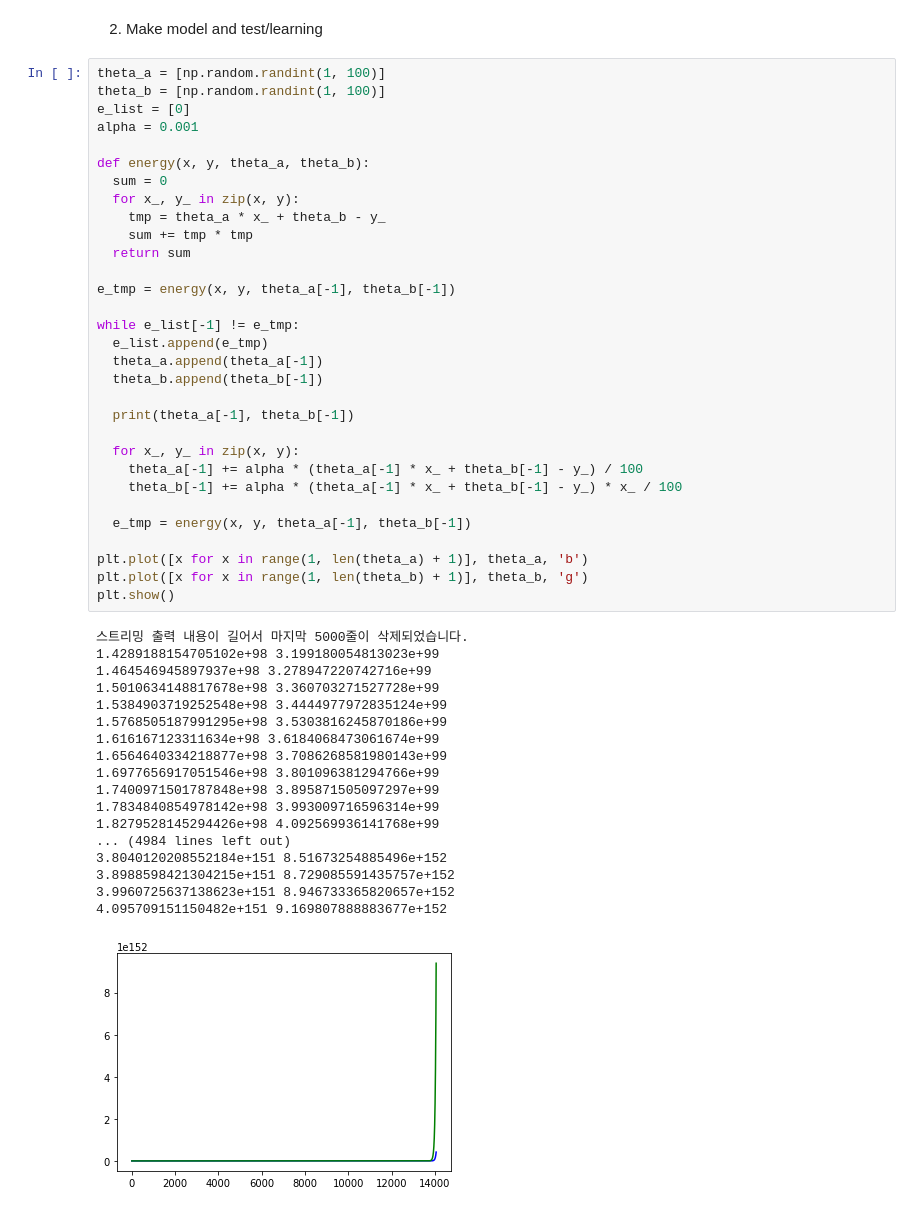
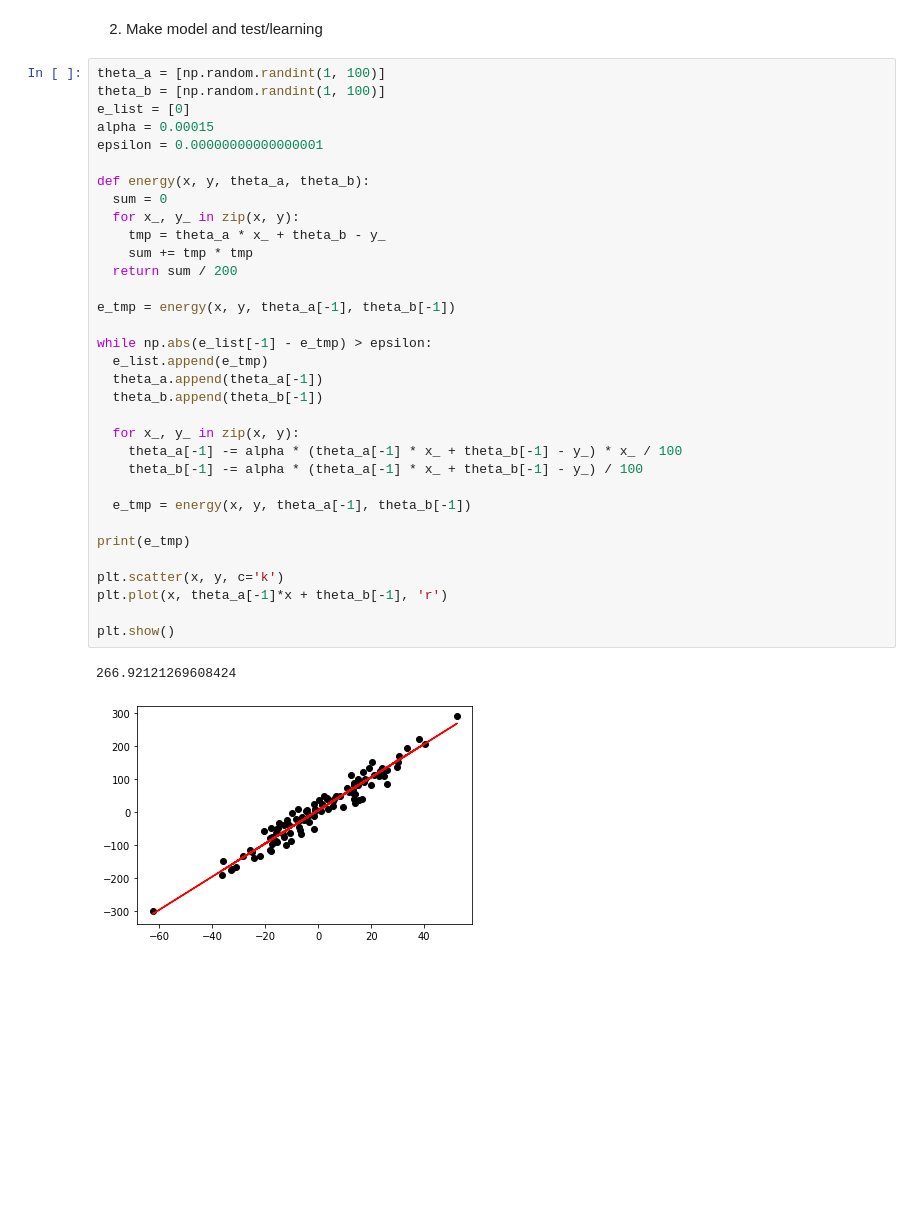
Before and after one commit to sonhs99/MachineLearning, a Jupyter notebook: Assignment01/Assignment01.ipynb, the cells around one changed output. Drawn from its saved outputs; the diff is of its cells as text; blank space fills up the shorter version.

```diff
--- a/Assignment01/Assignment01.ipynb
+++ b/Assignment01/Assignment01.ipynb
@@ -26,50 +24,36 @@ plt.clf()
 # %%
 theta_a = [np.random.randint(1, 100)]
 theta_b = [np.random.randint(1, 100)]
 e_list = [0]
-alpha = 0.001
+alpha = 0.00015
+epsilon = 0.00000000000000001
 
 def energy(x, y, theta_a, theta_b):
   sum = 0
   for x_, y_ in zip(x, y):
     tmp = theta_a * x_ + theta_b - y_
     sum += tmp * tmp
-  return sum
+  return sum / 200
 
 e_tmp = energy(x, y, theta_a[-1], theta_b[-1])
 
-while e_list[-1] != e_tmp:
+while np.abs(e_list[-1] - e_tmp) > epsilon:
   e_list.append(e_tmp)
   theta_a.append(theta_a[-1])
   theta_b.append(theta_b[-1])
 
-  print(theta_a[-1], theta_b[-1])
-
   for x_, y_ in zip(x, y):
-    theta_a[-1] += alpha * (theta_a[-1] * x_ + theta_b[-1] - y_) / 100
-    theta_b[-1] += alpha * (theta_a[-1] * x_ + theta_b[-1] - y_) * x_ / 100
+    theta_a[-1] -= alpha * (theta_a[-1] * x_ + theta_b[-1] - y_) * x_ / 100
+    theta_b[-1] -= alpha * (theta_a[-1] * x_ + theta_b[-1] - y_) / 100
 
   e_tmp = energy(x, y, theta_a[-1], theta_b[-1])
 
-plt.plot([x for x in range(1, len(theta_a) + 1)], theta_a, 'b')
-plt.plot([x for x in range(1, len(theta_b) + 1)], theta_b, 'g')
+print(e_tmp)
+
+plt.scatter(x, y, c='k')
+plt.plot(x, theta_a[-1]*x + theta_b[-1], 'r')
+
 plt.show()
 # %% [output]
-스트리밍 출력 내용이 길어서 마지막 5000줄이 삭제되었습니다.
-1.4289188154705102e+98 3.199180054813023e+99
-1.464546945897937e+98 3.278947220742716e+99
-1.5010634148817678e+98 3.360703271527728e+99
-1.5384903719252548e+98 3.4444977972835124e+99
-1.5768505187991295e+98 3.5303816245870186e+99
-1.616167123311634e+98 3.6184068473061674e+99
-1.6564640334218877e+98 3.7086268581980143e+99
-1.6977656917051546e+98 3.801096381294766e+99
-1.7400971501787848e+98 3.895871505097297e+99
-1.7834840854978142e+98 3.993009716596314e+99
-1.8279528145294426e+98 4.092569936141768e+99
-... (4984 lines left out)
-3.8040120208552184e+151 8.51673254885496e+152
-3.8988598421304215e+151 8.729085591435757e+152
-3.9960725637138623e+151 8.946733365820657e+152
-4.095709151150482e+151 9.169807888883677e+152
+266.92121269608424
-[figure, old version]
+[figure, new version]
```
Also changed, not shown: parts of 5 cells of this notebook.
